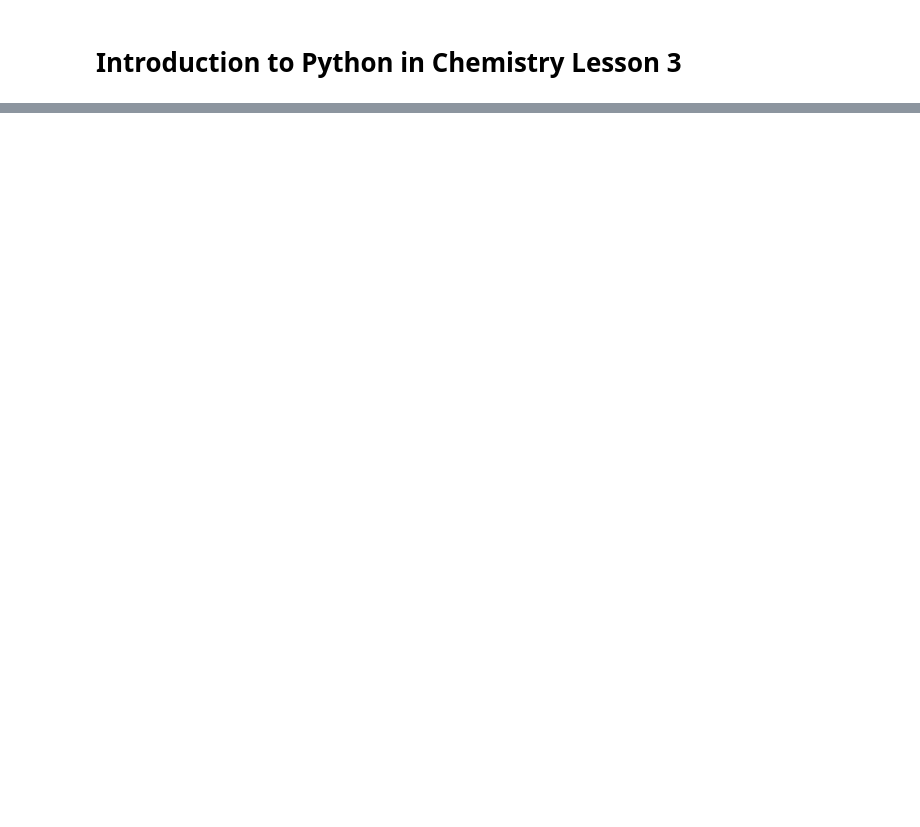
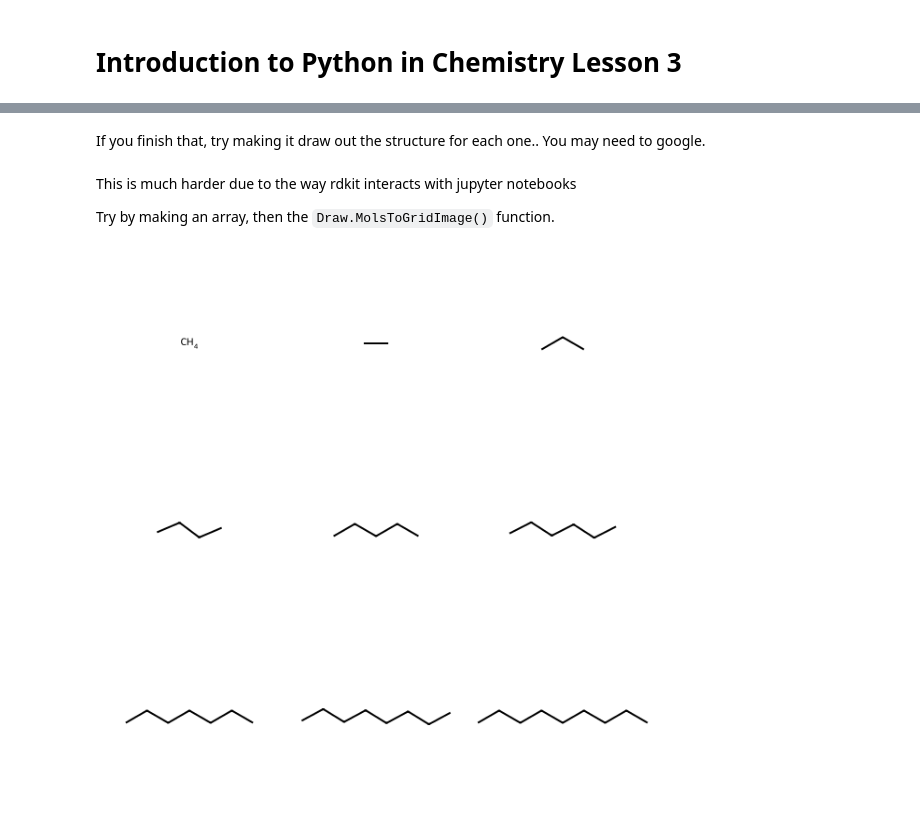
Before and after one commit to jogrundy/Wellington, a Jupyter notebook: Lesson_3_teachers.ipynb, the cells around one changed output, grey strips where cells are left out. Saved outputs shown, nothing was run; the diff lists cells and outputs as text; code cells hidden in the pictures; blank space fills up the shorter version.

```diff
--- a/Lesson_3_teachers.ipynb
+++ b/Lesson_3_teachers.ipynb
@@ -180,0 +190,5 @@ Could be:
+# %%
+smile = '' # empty string
+for i in [1,2,3,4,5,6]:
+    smile = smile + 'C'
+    print(smile)
@@ -180,0 +207,6 @@ Could be:
+# %%
+n=7
+smile = '' # empty string
+for i in range(n):
+    smile = smile + 'C'
+    print(smile)
@@ -180,0 +232,17 @@ Could be:
+# %%
+# Questions 1, 2, 3, 4, 5
+from rdkit import Chem
+from rdkit.Chem.rdMolDescriptors import CalcExactMolWt, CalcMolFormula
+from rdkit.Chem import Draw
+
+
+n=7
+smile = '' # empty string
+for i in range(n):
+    smile = smile + 'C' # Q1
+    mol = Chem.MolFromSmiles(smile) # Q2
+    mw = CalcExactMolWt(mol) # Q3
+    mf = CalcMolFormula(mol) # Q3
+    # print(f"{smile} has molecular weight {mw} and formula {mf}") # Q4
+    mw = round(mw, 2) # Q5
+    print(f"{smile} has molecular weight {mw} and formula {mf}") # Q4, Q5
@@ -180,0 +257,18 @@ Could be:
+# %% [markdown]
+If you finish that, try making it draw out the structure for each one.. You may need to google.
+# %% [markdown]
+This is much harder due to the way rdkit interacts with jupyter notebooks
+
+Try by making an array, then the `Draw.MolsToGridImage()` function.
+# %%
+n=9
+mols = []
+smile = '' # empty string
+for i in range(n):
+    smile = smile + 'C' # Q1
+    mol = Chem.MolFromSmiles(smile) # Q2
+    mols.append(mol)
+
+Draw.MolsToGridImage(mols)
+# %% [output]
+[figure, added]
```
Also changed, not shown: parts of 96 cells of this notebook.
